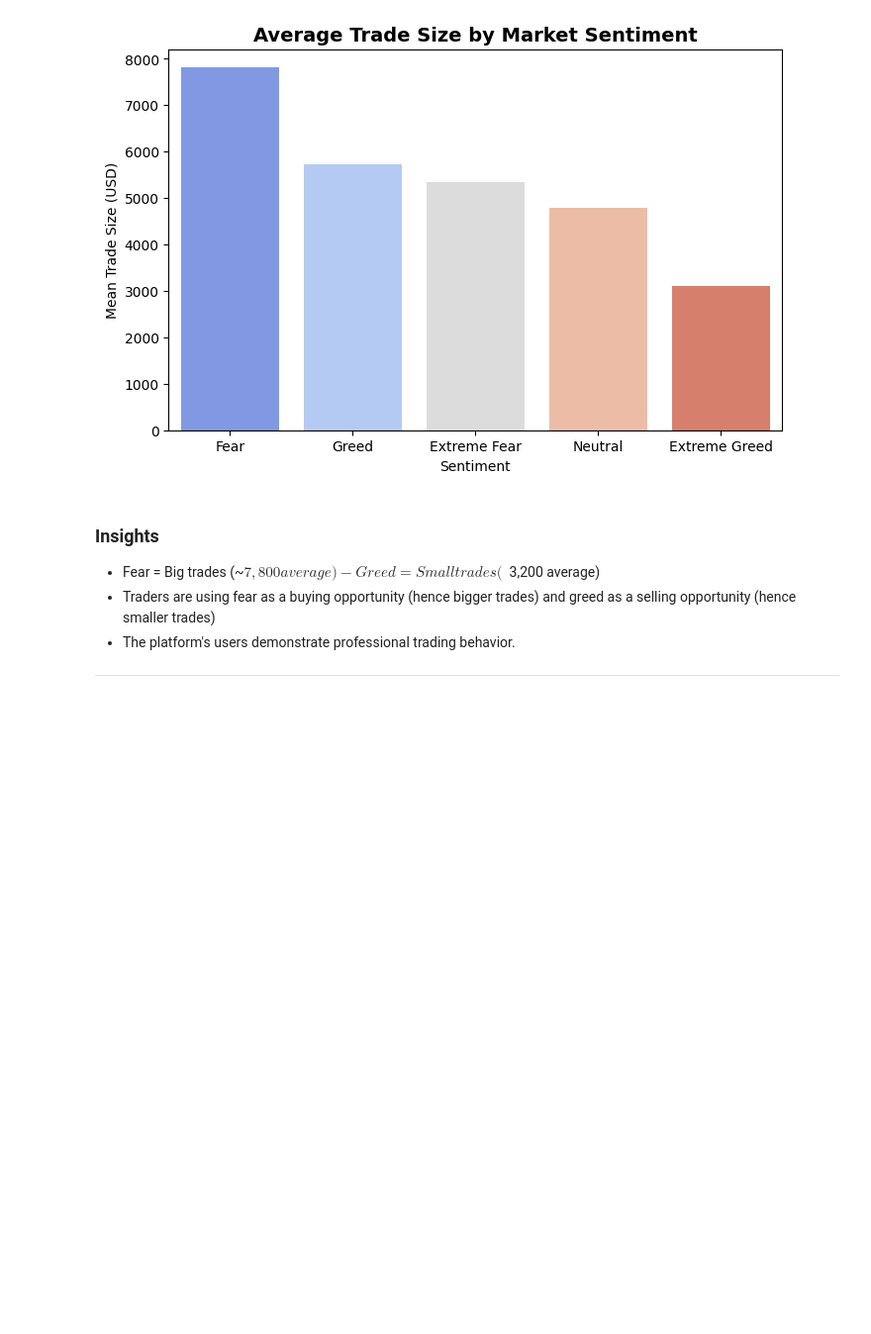
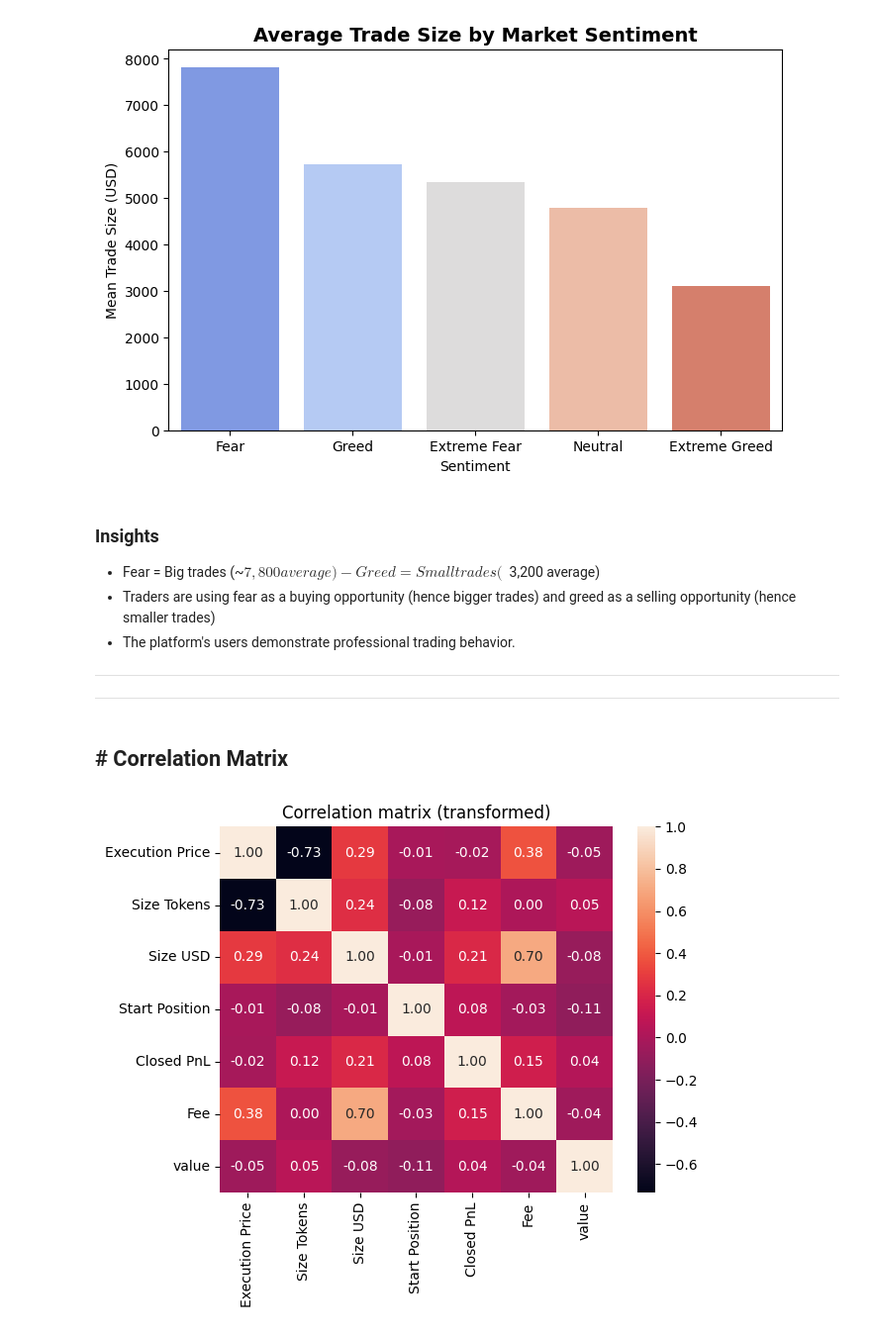
Before and after one commit to tarandeepkhurana/Trader_Market_Relationship, a Jupyter notebook: Notebooks/trader_behavior_insights_notebook.ipynb, the cells around one changed output. Shown at 99% size. Saved outputs shown, nothing was run; the diff lists cells and outputs as text; code cells hidden in the pictures; blank space fills up the shorter version.

```diff
--- a/Notebooks/trader_behavior_insights_notebook.ipynb
+++ b/Notebooks/trader_behavior_insights_notebook.ipynb
@@ -861,3 +899,14 @@ plt.show()
 - Traders are using fear as a buying opportunity (hence bigger trades) and greed as a selling opportunity (hence smaller trades)
 - The platform's users demonstrate professional trading behavior.
 ---
+---
+# %% [markdown]
+## **# Correlation Matrix**
+# %%
+num = df[['Execution Price','Size Tokens','Size USD','Start Position','Closed PnL','Fee','value']].copy()
+num = np.log1p(num.abs()) * np.sign(num)  # preserve sign but compress scale (careful)
+sns.heatmap(num.corr(), annot=True, fmt=".2f")
+plt.title('Correlation matrix (transformed)')
+plt.show()
+# %% [output]
+[figure, added]
```
Also changed, not shown: parts of 17 cells of this notebook, 1 other file.
